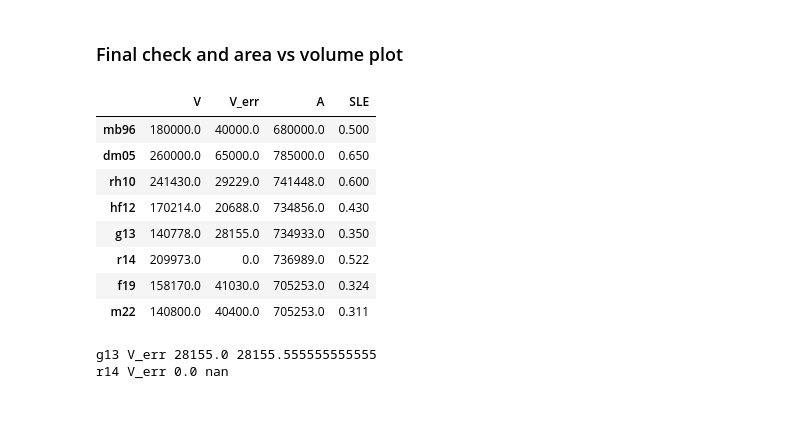
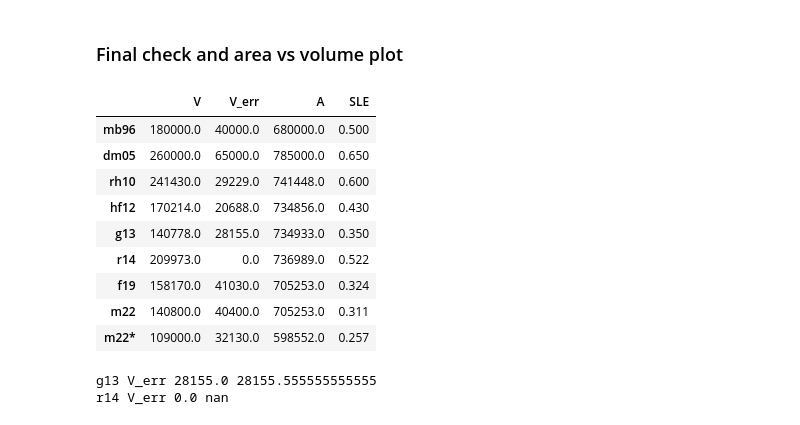
Before and after one commit to fmaussion/global_glacier_volume_paper, a Jupyter notebook: analysis.ipynb, the cells around one changed output. Saved outputs shown, nothing was run; the diff lists cells and outputs as text; code cells hidden in the pictures.

```diff
--- a/analysis.ipynb
+++ b/analysis.ipynb
@@ -403,30 +422,31 @@ gdf.loc['excl. A. & G.', f'{s}_SLE_err'] = m22_no_s['SLE_err'].values * 1e-3
 # %%
 # We copy the values from the table to have the authors values
 d = {
     'mb96': [180000, 40000, 680000, 0.5],
     # 'o04': [, ,],
     'dm05': [260000, 65000, 785000, 0.65],
     # 'rb05': [, ,],
     'rh10': [241430, 29229, 741448, 0.6],
     # 'm12': [, ,],
     'hf12': [170214, 20688, 734856, 0.43],
     'g13': [140778, 28155, 734933, 0.35],
     'r14': [209973, 0, 736989, 0.522],
     'f19': [158170, 41030, 705253, 0.324],
     'm22': [140800, 40400, 705253, 0.311],
-    # 'm22*': [np.NaN, np.NaN, 705253, 0.257],
+    'm22*': [109000, 32130, 705253-106701, 0.257],
 }
 df_v = pd.DataFrame(d, index=['V', 'V_err', 'A', 'SLE']).T
 df_v
 # %% [output]
 |  | V | V_err | A | SLE |
 | mb96 | 180000.0 | 40000.0 | 680000.0 | 0.500 |
 | dm05 | 260000.0 | 65000.0 | 785000.0 | 0.650 |
 | rh10 | 241430.0 | 29229.0 | 741448.0 | 0.600 |
 | hf12 | 170214.0 | 20688.0 | 734856.0 | 0.430 |
 | g13 | 140778.0 | 28155.0 | 734933.0 | 0.350 |
 | r14 | 209973.0 | 0.0 | 736989.0 | 0.522 |
 | f19 | 158170.0 | 41030.0 | 705253.0 | 0.324 |
 | m22 | 140800.0 | 40400.0 | 705253.0 | 0.311 |
+| m22* | 109000.0 | 32130.0 | 598552.0 | 0.257 |
 # %%
 for k in df_v.index:
```
Also changed, not shown: parts of 7 cells of this notebook, 2 other files.
